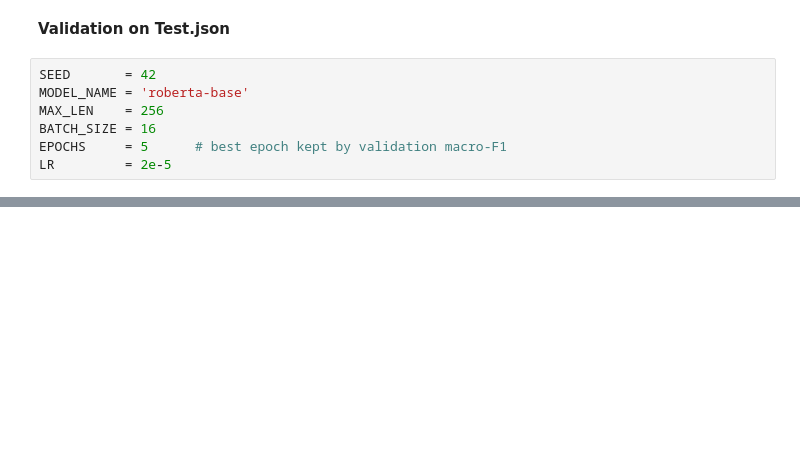
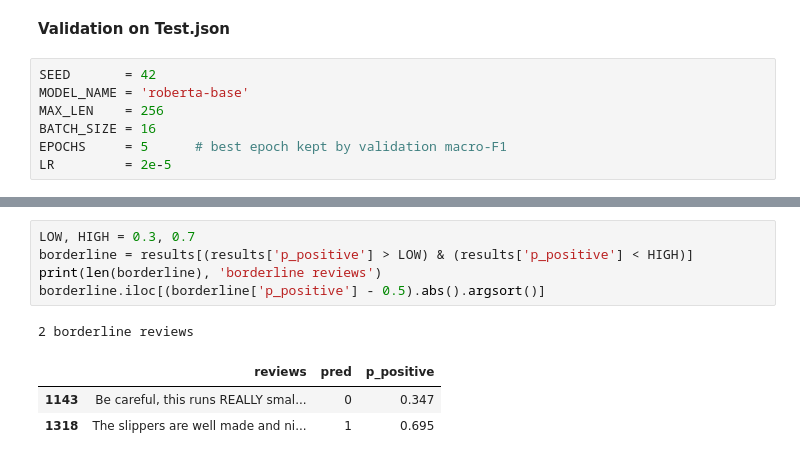
Before and after one commit to SiewSZ/IE4483-Mini-Project, a Jupyter notebook: Code/Group95_RoBERTa.ipynb, the cells around one changed output, grey strips where cells are left out. Drawn from its saved outputs; the diff is of its cells as text; blank space fills up the shorter version.

```diff
--- a/Code/Group95_RoBERTa.ipynb
+++ b/Code/Group95_RoBERTa.ipynb
@@ -717,0 +439,10 @@ results.iloc[(results['p_positive'] - 0.5).abs().argsort()].head(10)
+# %%
+LOW, HIGH = 0.3, 0.7
+borderline = results[(results['p_positive'] > LOW) & (results['p_positive'] < HIGH)]
+print(len(borderline), 'borderline reviews')
+borderline.iloc[(borderline['p_positive'] - 0.5).abs().argsort()]
+# %% [output]
+2 borderline reviews
+|  | reviews | pred | p_positive |
+| 1143 | Be careful, this runs REALLY smal... | 0 | 0.347 |
+| 1318 | The slippers are well made and ni... | 1 | 0.695 |
```
Also changed, not shown: parts of 20 cells of this notebook.
